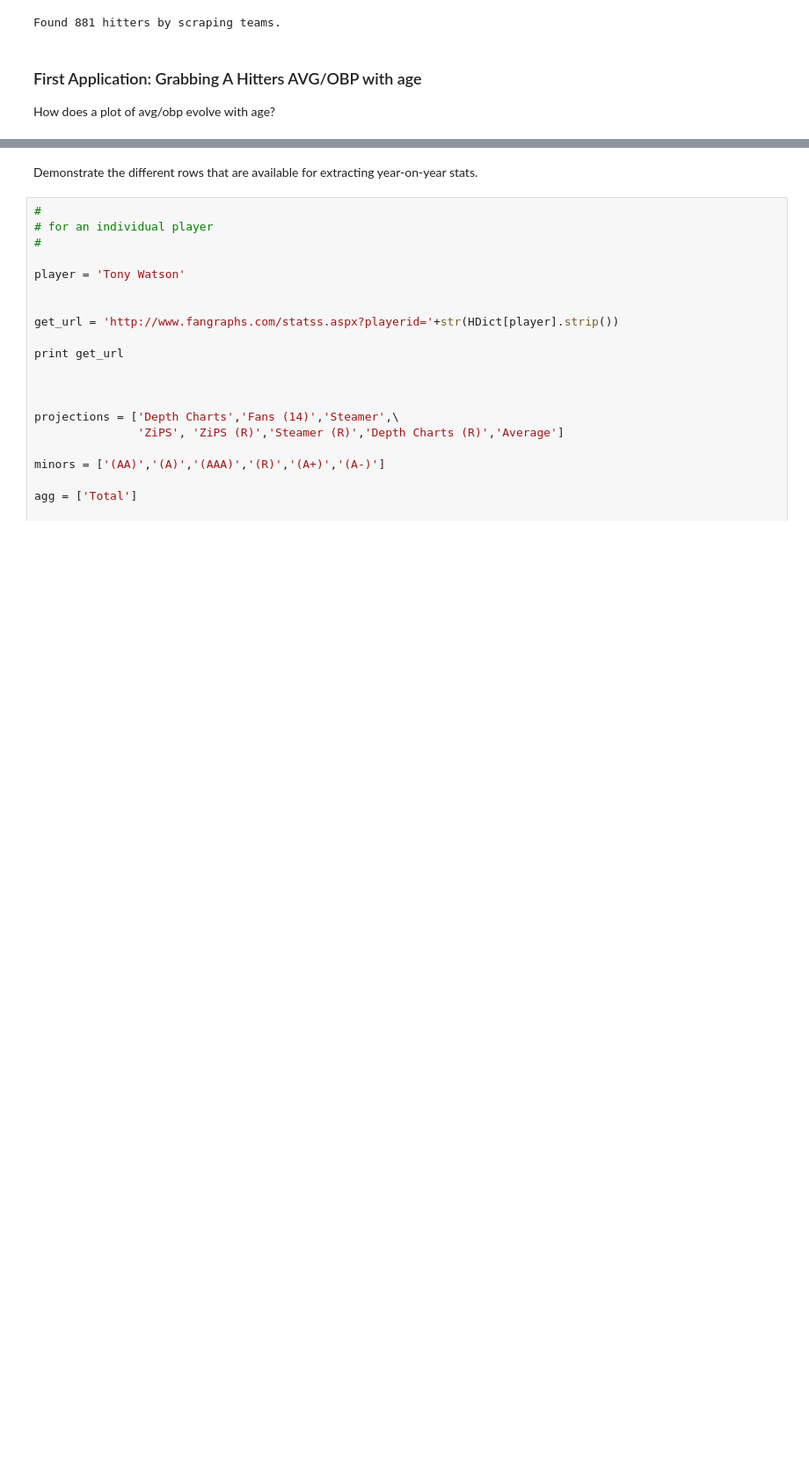
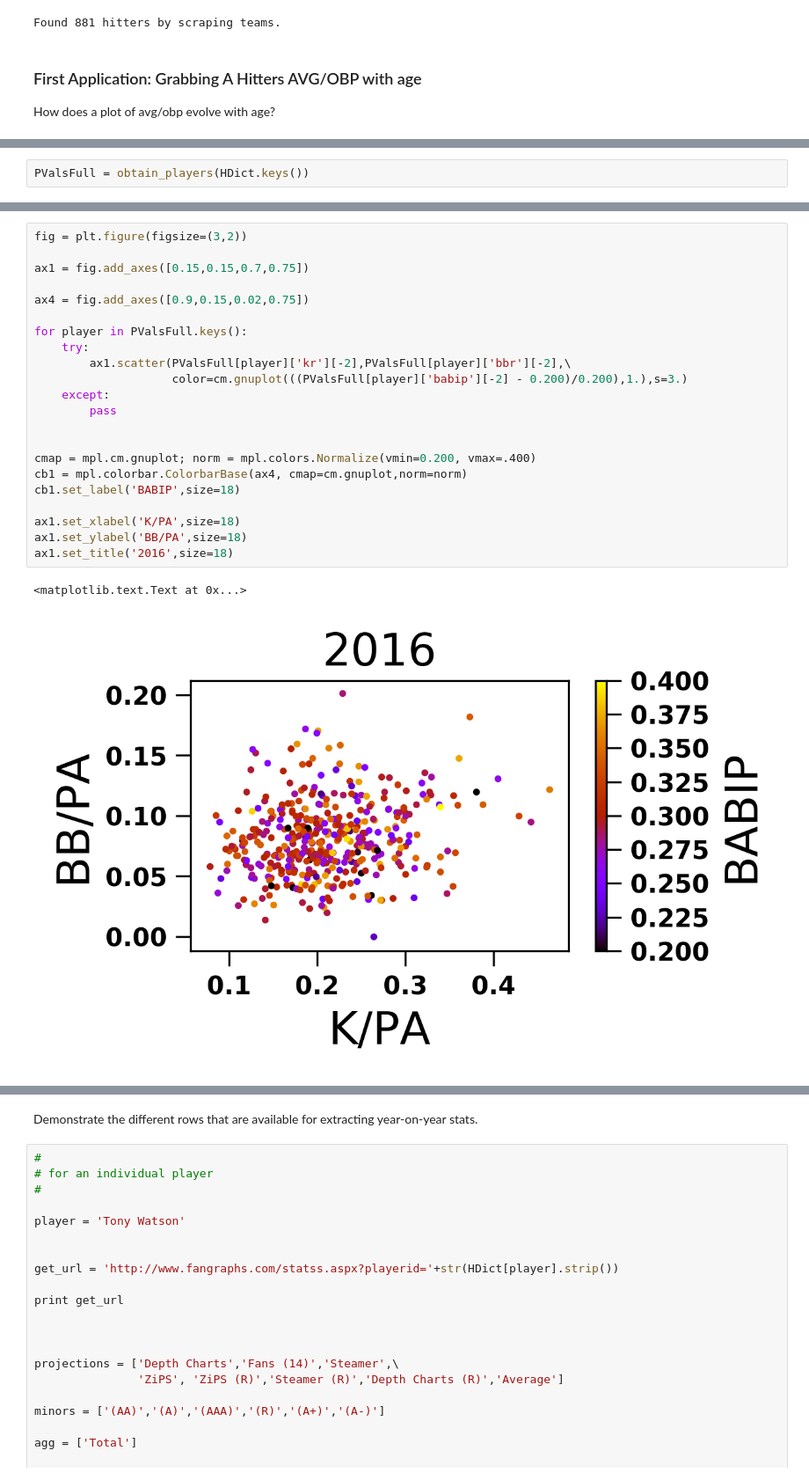
Before and after one commit to fantasy-toolz/2017-MLB-Analysis, a Jupyter notebook: league_notebooks/Hitter-Tracking.ipynb, the cells around one changed output, grey strips where cells are left out. Shown at 88% size. Cells and saved outputs as stored; diff of their text form; blank space fills up the shorter version.

```diff
--- a/league_notebooks/Hitter-Tracking.ipynb
+++ b/league_notebooks/Hitter-Tracking.ipynb
@@ -290,0 +327,2 @@ cb1.set_ticklabels(plist)
+# %%
+PValsFull = obtain_players(HDict.keys())
@@ -290,0 +347,25 @@ cb1.set_ticklabels(plist)
+# %%
+fig = plt.figure(figsize=(3,2))
+
+ax1 = fig.add_axes([0.15,0.15,0.7,0.75])
+
+ax4 = fig.add_axes([0.9,0.15,0.02,0.75])
+
+for player in PValsFull.keys():
+    try:
+        ax1.scatter(PValsFull[player]['kr'][-2],PValsFull[player]['bbr'][-2],\
+                    color=cm.gnuplot(((PValsFull[player]['babip'][-2] - 0.200)/0.200),1.),s=3.)
+    except:
+        pass
+
+
+cmap = mpl.cm.gnuplot; norm = mpl.colors.Normalize(vmin=0.200, vmax=.400)
+cb1 = mpl.colorbar.ColorbarBase(ax4, cmap=cm.gnuplot,norm=norm)
+cb1.set_label('BABIP',size=18)
+
+ax1.set_xlabel('K/PA',size=18)
+ax1.set_ylabel('BB/PA',size=18)
+ax1.set_title('2016',size=18)
+# %% [output]
+<matplotlib.text.Text at 0x...>
+[figure, added]
```
Also changed, not shown: parts of 10 cells of this notebook.
